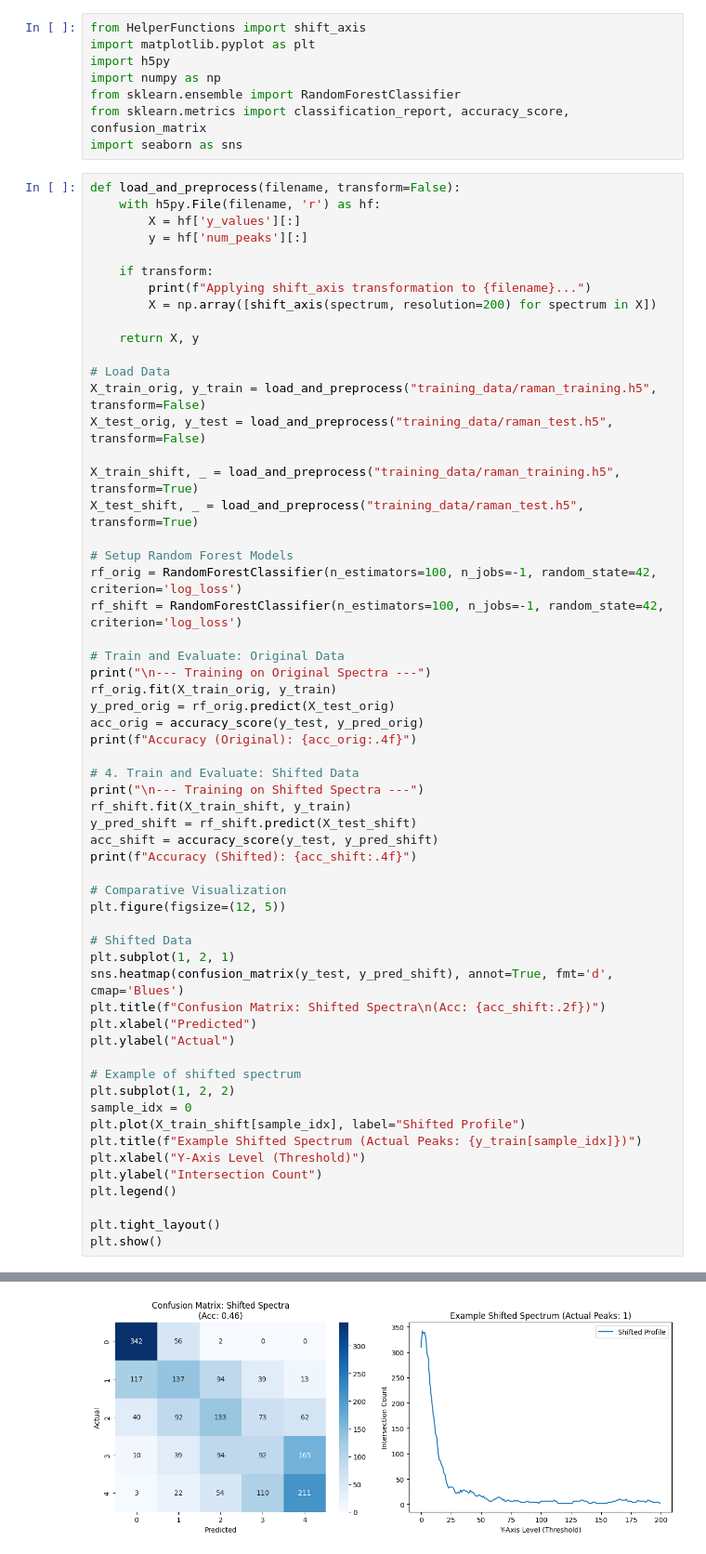
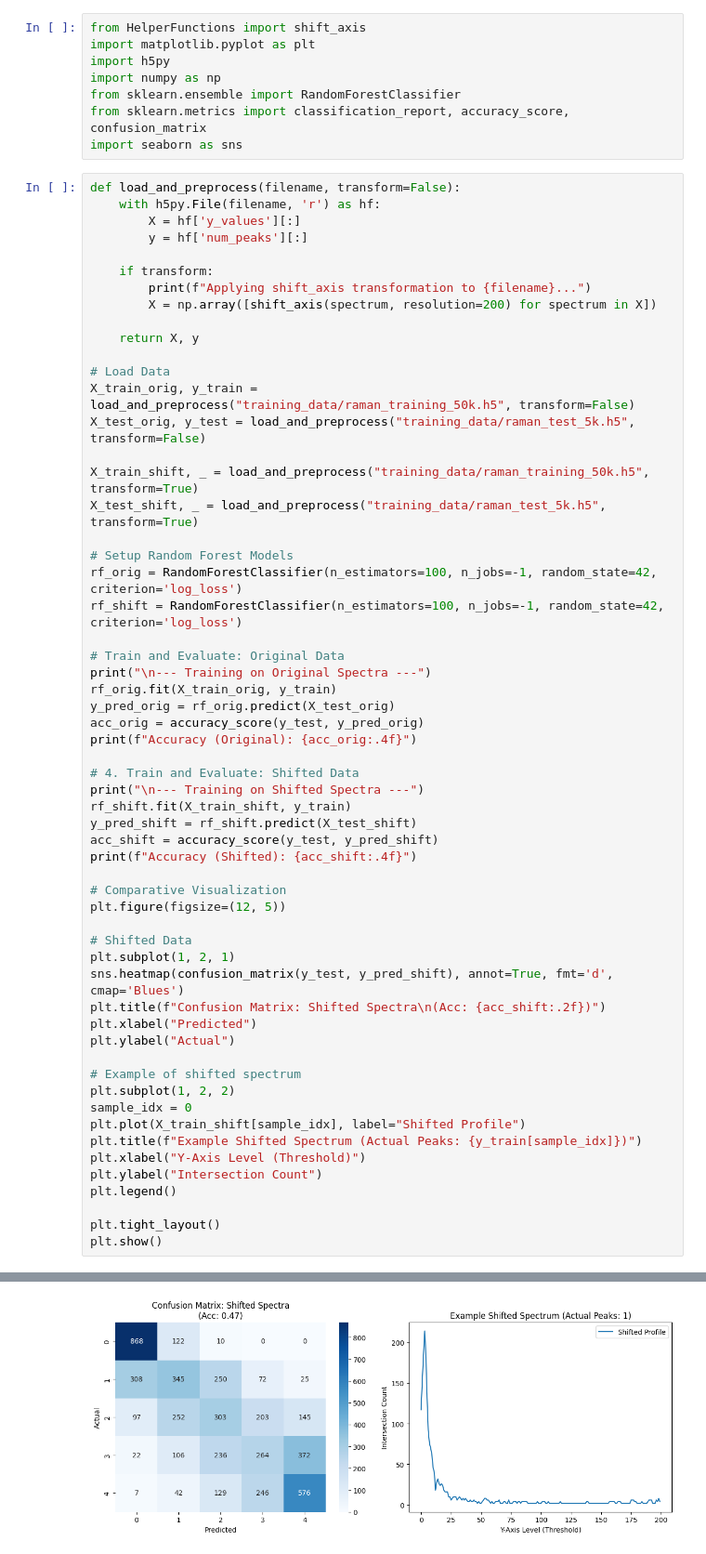
Before and after one commit to SauloSamps/Raman-Fitting-Pipeline, a Jupyter notebook: code/lab-rf.ipynb, the cells around one changed output, grey strips where cells are left out. Shown at 93% size. Cells and saved outputs as stored; diff of their text form.

```diff
--- a/code/lab-rf.ipynb
+++ b/code/lab-rf.ipynb
@@ -21,11 +21,11 @@ def load_and_preprocess(filename, transform=False):
     return X, y
 
 # Load Data
-X_train_orig, y_train = load_and_preprocess("training_data/raman_training.h5", transform=False)
-X_test_orig, y_test = load_and_preprocess("training_data/raman_test.h5", transform=False)
+X_train_orig, y_train = load_and_preprocess("training_data/raman_training_50k.h5", transform=False)
+X_test_orig, y_test = load_and_preprocess("training_data/raman_test_5k.h5", transform=False)
 
-X_train_shift, _ = load_and_preprocess("training_data/raman_training.h5", transform=True)
-X_test_shift, _ = load_and_preprocess("training_data/raman_test.h5", transform=True)
+X_train_shift, _ = load_and_preprocess("training_data/raman_training_50k.h5", transform=True)
+X_test_shift, _ = load_and_preprocess("training_data/raman_test_5k.h5", transform=True)
 
 # Setup Random Forest Models
 rf_orig = RandomForestClassifier(n_estimators=100, n_jobs=-1, random_state=42, criterion='log_loss')
@@ -78,4 +78,4 @@ Accuracy (Shifted): 0.4575
-[figure, old version]
+[figure, new version]
 # %%
 plt.figure(figsize=(12, 5))
 plt.subplot(1, 2, 1)
```
Also changed, not shown: parts of 2 cells of this notebook, 4 other files.
